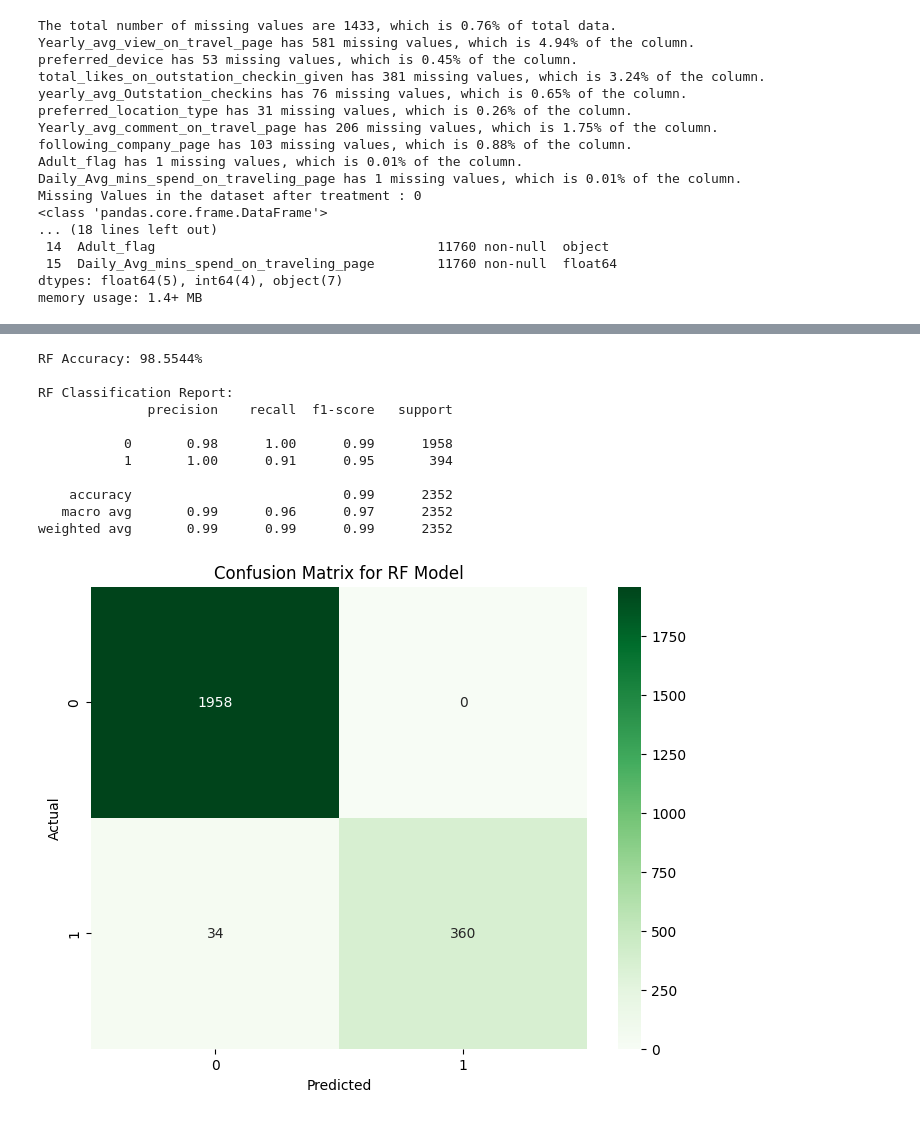
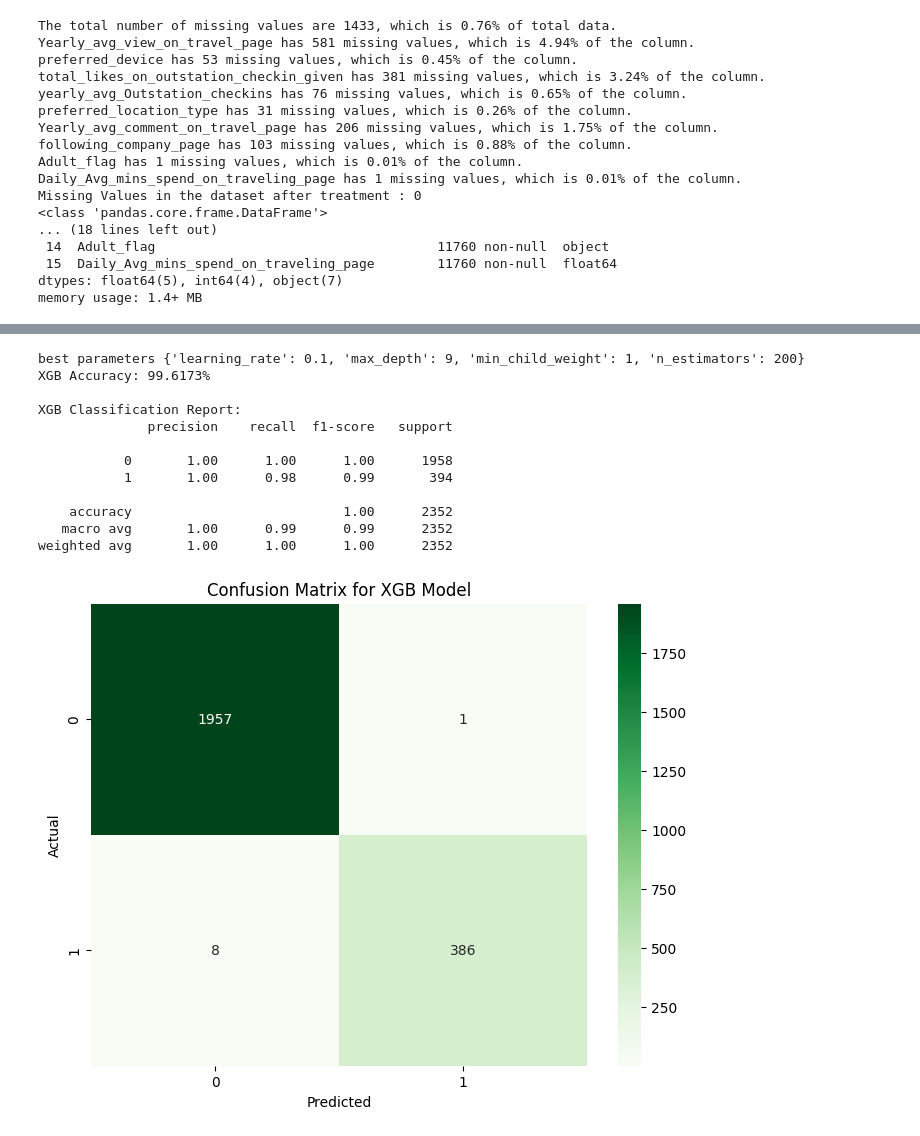
Before and after one commit to MilkJJ/6006CEM-MACHINE-LEARNING, a Jupyter notebook: ticket classification.ipynb, the cells around one changed output, grey strips where cells are left out. Cells and saved outputs as stored; diff of their text form; code cells hidden in the pictures.

```diff
--- a/ticket classification.ipynb
+++ b/ticket classification.ipynb
@@ -254,68 +260,68 @@ def evaluate_model(model_name, model, X_test, y_test):
     plt.show()
 # %%
 from sklearn.ensemble import RandomForestClassifier
-from sklearn.model_selection import GridSearchCV
-from xgboost import XGBClassifier
-from sklearn.linear_model import LogisticRegression
-from sklearn.svm import SVC
+
+# Random Forest Classifier
 
 param_grid = {
-    #'n_estimators': [50, 100, 200],  # Number of trees in the forest
     'max_features': [None, 'sqrt', 'log2'],  # Number of features to consider at each split
     'max_depth': [None, 10, 20, 30],  # Maximum depth of the trees
     'min_samples_split': [2, 5, 10],  # Minimum number of samples required to split an internal node
     'min_samples_leaf': [1, 2, 4],  # Minimum number of samples required to be at a leaf node
-    #'bootstrap': [True, False],  # Whether bootstrap samples are used when building trees
-    #'criterion': ['gini', 'entropy']  # Function to measure the quality of a split
 }
 
-# Ensemble Methods:
-# Random Forest Classifier
+# Apply Grid Search for Hyperparameter Tuning
 grid_search = GridSearchCV(RandomForestClassifier(random_state=42), param_grid, cv=5)
 grid_search.fit(X_train, y_train)
 
-best = grid_search.best_params_
-print("best parameters", best)
+# Get the best parameters
+best_params = grid_search.best_params_
+print("best parameters", best_params)
 
-rf_classifier = RandomForestClassifier(random_state=42, **best) #n_estimators=100,
+# Initialize Random Forest Classifier
+rf_classifier = RandomForestClassifier(random_state=42, **best_params)
+
 # Train the model
 rf_classifier.fit(X_train, y_train)
 evaluate_model('RF', rf_classifier, X_test, y_test)
-# %% [output]
-RF Accuracy: 98.5544%
-
-RF Classification Report:
-              precision    recall  f1-score   support
-
-           0       0.98      1.00      0.99      1958
-           1       1.00      0.91      0.95       394
-
-    accuracy                           0.99      2352
-   macro avg       0.99      0.96      0.97      2352
-weighted avg       0.99      0.99      0.99      2352
-[figure, removed]
 # %%
+from xgboost import XGBClassifier
+
+# XGBoost
+
 param_grid = {
     'learning_rate': [0.01, 0.1, 0.2, 0.3],  # Step size shrinkage to prevent overfitting
     'n_estimators': [50, 100, 200],  # Number of boosting rounds
     'max_depth': [3, 5, 7, 9],  # Maximum depth of a tree
     'min_child_weight': [1, 3, 5],  # Minimum sum of instance weight needed in a child
-    'subsample': [0.8, 0.9, 1.0],  # Subsample ratio of the training instances
-    'colsample_bytree': [0.8, 0.9, 1.0],  # Subsample ratio of features when constructing each tree
-    'gamma': [0, 0.1, 0.2],  # Minimum loss reduction required to make a further partition on a leaf node
-    'reg_alpha': [0, 0.1, 0.5],  # L1 regularization term on weights
-    'reg_lambda': [0, 0.1, 0.5],  # L2 regularization term on weights
-    'scale_pos_weight': [1, 2, 3]  # Controls the balance of positive and negative weights
 }
 
-# XGBoost
+# Apply Grid Search for Hyperparameter Tuning
 grid_search = GridSearchCV(XGBClassifier(random_state=42), param_grid, cv=5)
 grid_search.fit(X_train, y_train)
 
-best = grid_search.best_params_
-print("best parameters", best)
+# Get the best parameters
+best_params = grid_search.best_params_
+print("best parameters", best_params)
 
-xgb_model = XGBClassifier(random_state=42, **best)
+# Initialize XGB
+xgb_model = XGBClassifier(random_state=42, **best_params)
+
+# Train the model
 xgb_model.fit(X_train, y_train)
 evaluate_model('XGB', xgb_model, X_test, y_test)
+# %% [output]
+best parameters {'learning_rate': 0.1, 'max_depth': 9, 'min_child_weight': 1, 'n_estimators': 200}
+XGB Accuracy: 99.6173%
+
+XGB Classification Report:
+              precision    recall  f1-score   support
+
+           0       1.00      1.00      1.00      1958
+           1       1.00      0.98      0.99       394
+
+    accuracy                           1.00      2352
+   macro avg       1.00      0.99      0.99      2352
+weighted avg       1.00      1.00      1.00      2352
+[figure, added]
 # %%
```
Also changed, not shown: parts of 9 cells of this notebook.
